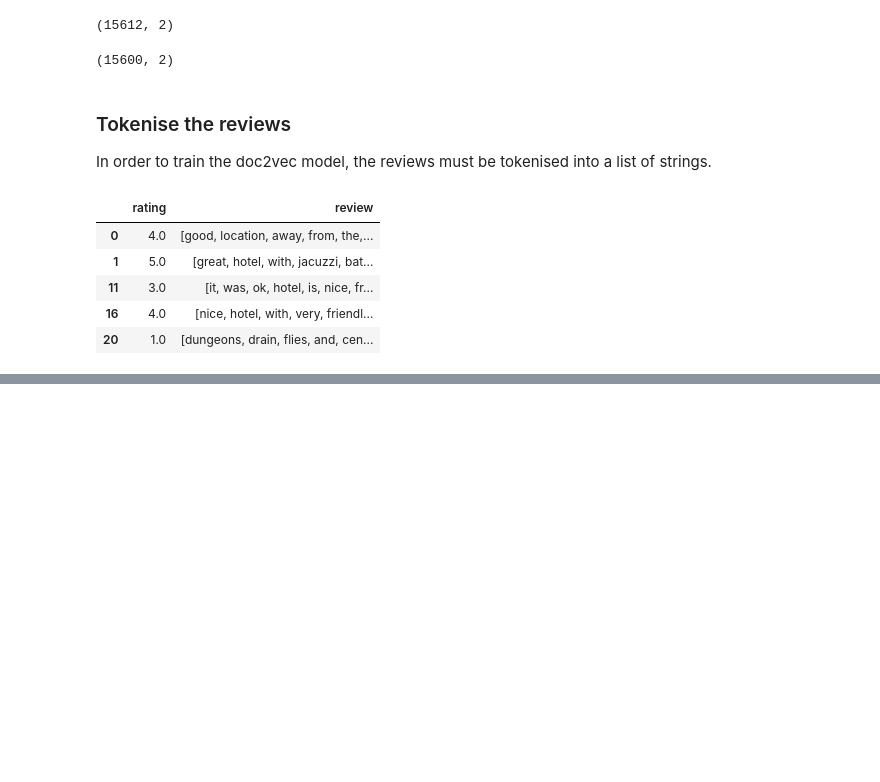
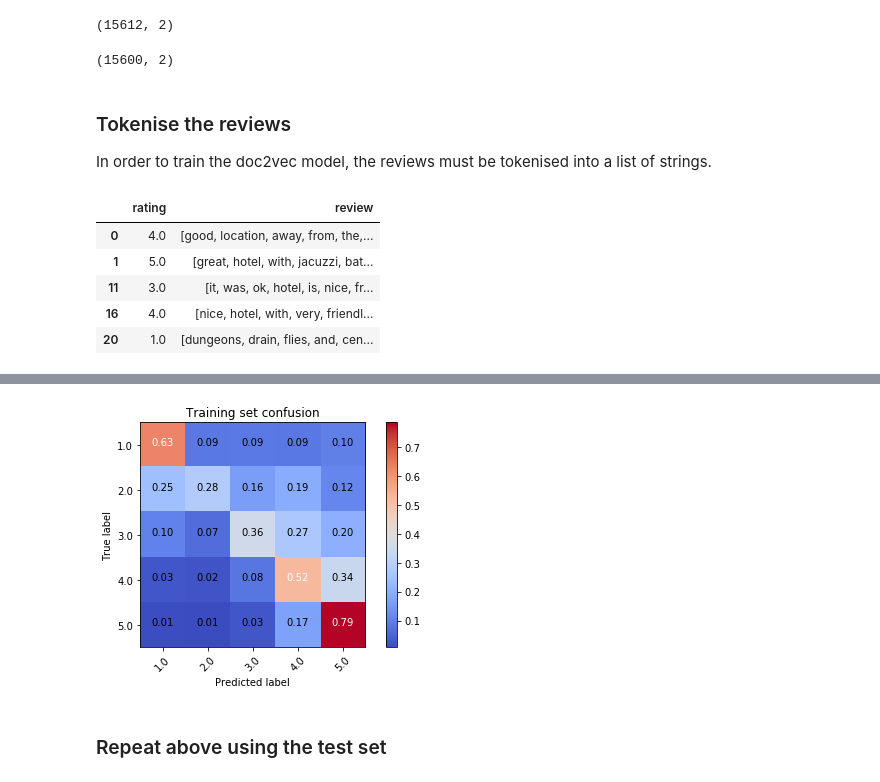
Before and after one commit to rtjfarrimond/hotel-review-embedding, a Jupyter notebook: Train and evaluate model.ipynb, the cells around one changed output, grey strips where cells are left out. Saved outputs shown, nothing was run; the diff lists cells and outputs as text; code cells hidden in the pictures; blank space fills up the shorter version.

```diff
--- a/Embedding.ipynb
+++ b/Train and evaluate model.ipynb
@@ -276,0 +318,21 @@ array([-0.5263108 ,  0.9080752 ,  0.6035258 , -0.49214828, -0.02529757,
+# %%
+def inspect_ratings(x, y, docvec_labels):
+    ratings = {}
+
+    for i in range(len(x)):
+        inferred_vector = model.infer_vector(x.iloc[i])
+        rating = [docvec_labels[idx] for idx, _ in model.docvecs.most_similar([inferred_vector], topn=10)]
+        ratings[i] = rating
+
+    conf_mat = confusion_matrix(y.values, [stats.mode(v)[0][0] for v in ratings.values()])
+
+    return ratings, conf_mat
+# %%
+train_ratings, train_conf = inspect_ratings(x_train, y_train, y_train)
+# %%
+sns.reset_orig()
+plot_confusion_matrix(train_conf, np.unique(y_train), normalize=True, title='Training set confusion')
+# %% [output]
+[figure, added]
+# %% [markdown]
+### Repeat above using the test set
```
Also changed, not shown: parts of 14 cells of this notebook, 2 other files.
